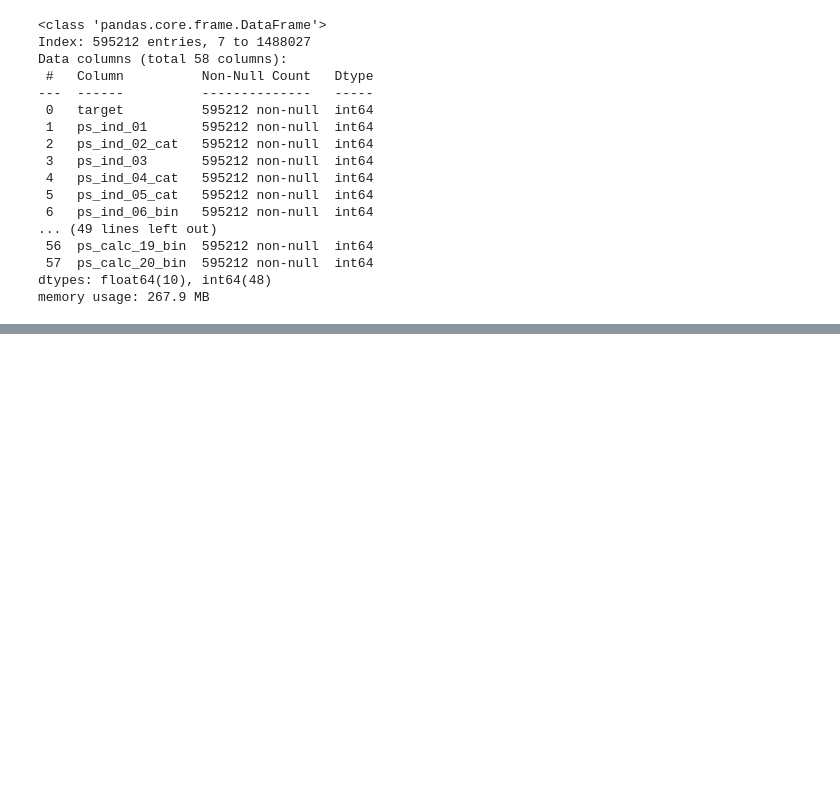
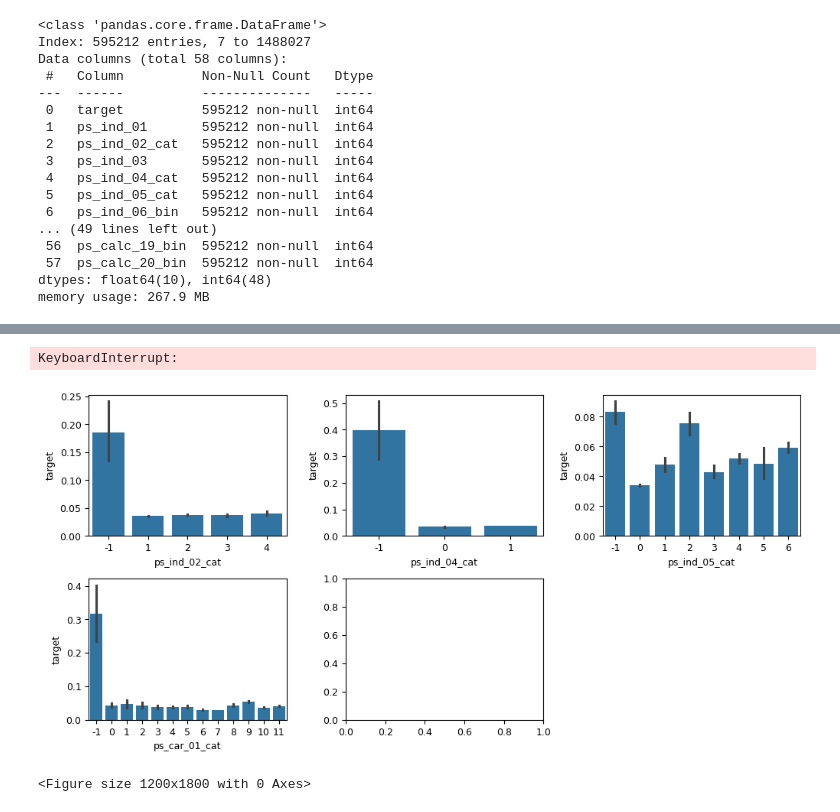
Before and after one commit to SH-RyuKH/AI_AI, a Jupyter notebook: Safe_Driver_Prediction.ipynb, the cells around one changed output, grey strips where cells are left out. Saved outputs shown, nothing was run; the diff lists cells and outputs as text; code cells hidden in the pictures; blank space fills up the shorter version.

```diff
--- a/Safe_Driver_Prediction.ipynb
+++ b/Safe_Driver_Prediction.ipynb
@@ -45,0 +139,11 @@ memory usage: 267.9 MB
+# %%
+nom_features = summary[summary['Data type'] == 'categorical'].index
+plot_target_ratio_by_features(train, nom_features, 6, 3)
+# %% [output]
+KeyboardInterrupt:
+[figure, added]
+# %%
+ord_features = summary[summary['Data type'] == 'Ordinal'].index
+plot_target_ratio_by_features(train, ord_features, 6, 3)
+# %% [output]
+<Figure size 1200x1800 with 0 Axes>
```
Also changed, not shown: parts of 8 cells of this notebook.
